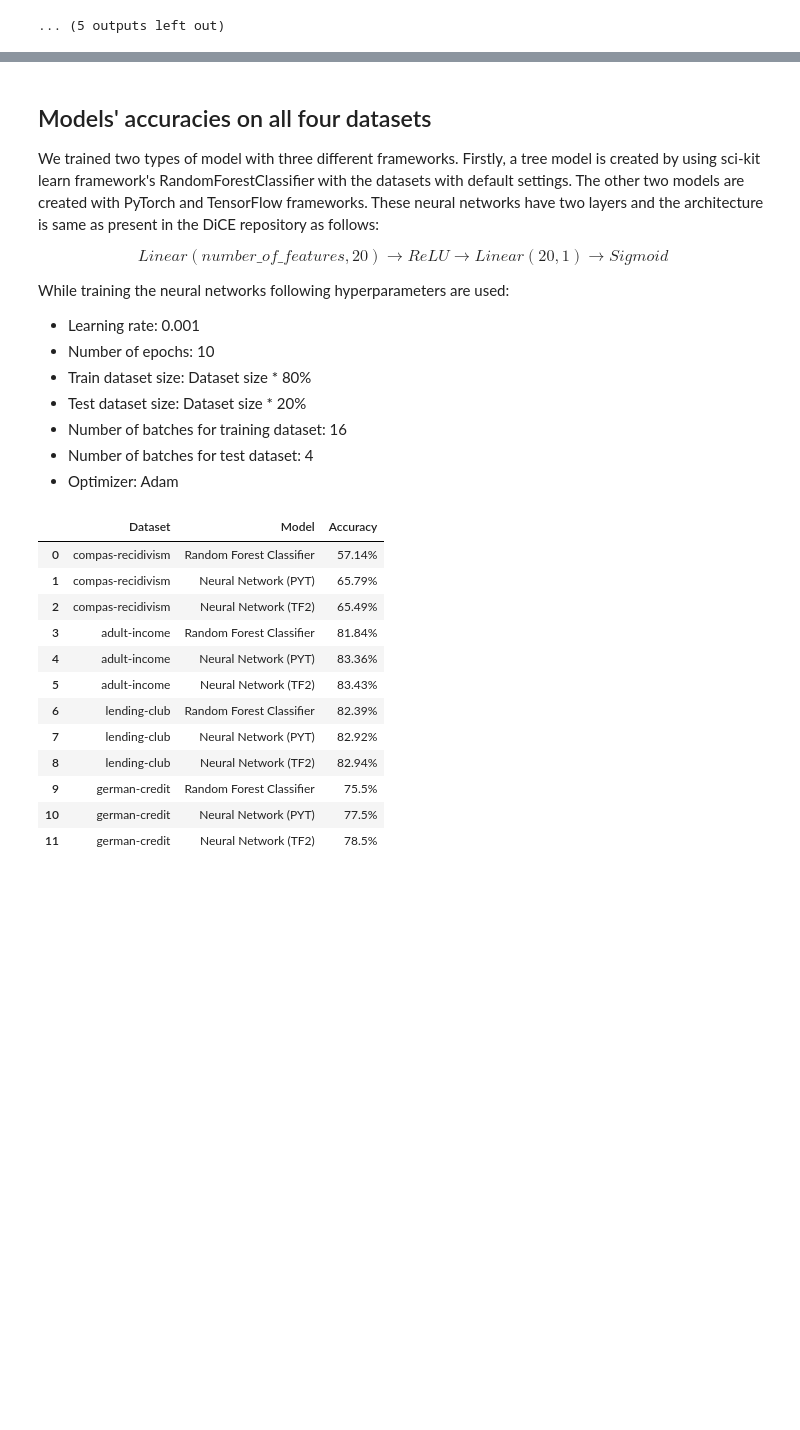
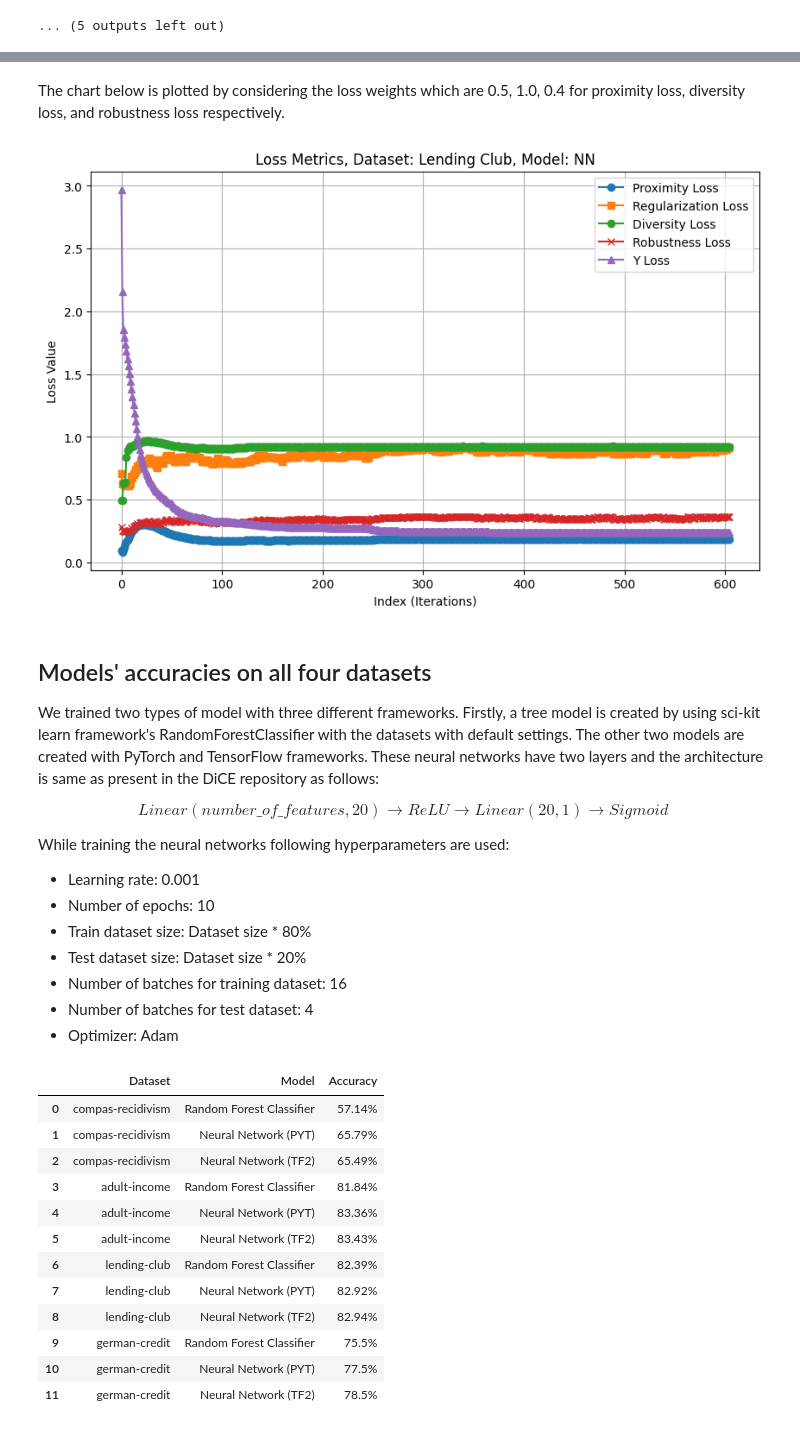
Before and after one commit to Dice-Extended/dice-x, a Jupyter notebook: docs/source/notebooks/Benchmarking_Preliminary_Metrics.ipynb, the cells around one changed output, grey strips where cells are left out. Cells and saved outputs as stored; diff of their text form; code cells hidden in the pictures; blank space fills up the shorter version.

```diff
--- a/docs/source/notebooks/Benchmarking_Preliminary_Metrics.ipynb
+++ b/docs/source/notebooks/Benchmarking_Preliminary_Metrics.ipynb
@@ -91,9 +130,17 @@ with open('benchmarking_final_results.pkl', 'rb') as res_file:
+# %% [markdown]
+The chart below is plotted by considering the loss weights which are 0.5, 1.0, 0.4 for proximity loss, diversity loss, and robustness loss respectively.
+# %%
+plot_loss_metrics(exp.loss_history, proximity_weight=0.5,
+                  diversity_weight=1.0, robustness_weight=0.4)
+# %% [output]
+[figure, added]
 # %% [markdown]
 ## Models' accuracies on all four datasets
 
 We trained two types of model with three different frameworks. Firstly, a tree model is created by using sci-kit learn framework's RandomForestClassifier with the datasets with default settings. The other two models are created with PyTorch and TensorFlow frameworks. These neural networks have two layers and the architecture is same as present in the DiCE repository as follows:
 
 \begin{equation}
+\tag{3}
 Linear(number\_of\_features, 20) → ReLU → Linear(20, 1) → Sigmoid
 \end{equation}
 
```
Also changed, not shown: parts of 23 cells of this notebook, 2 other files.
